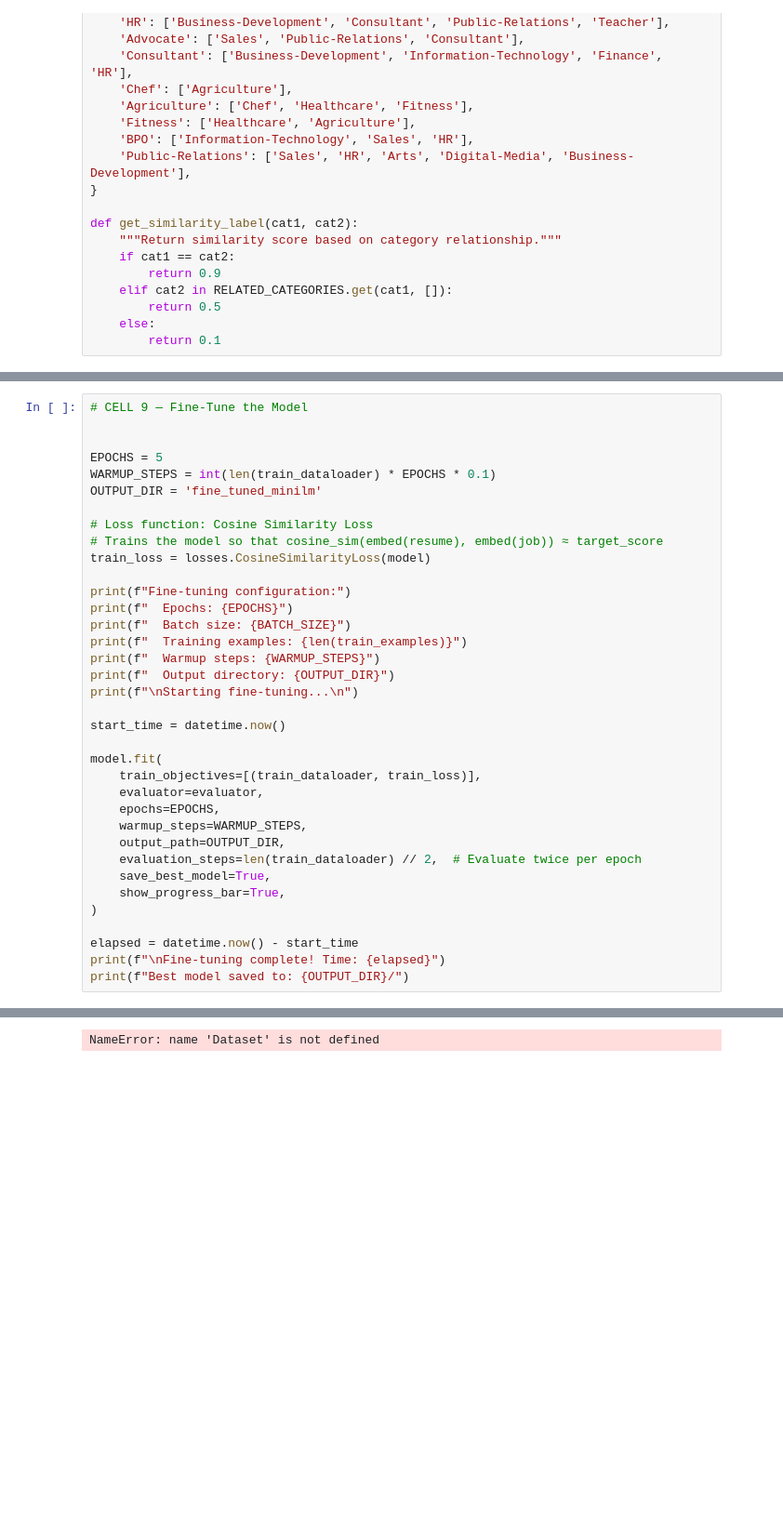
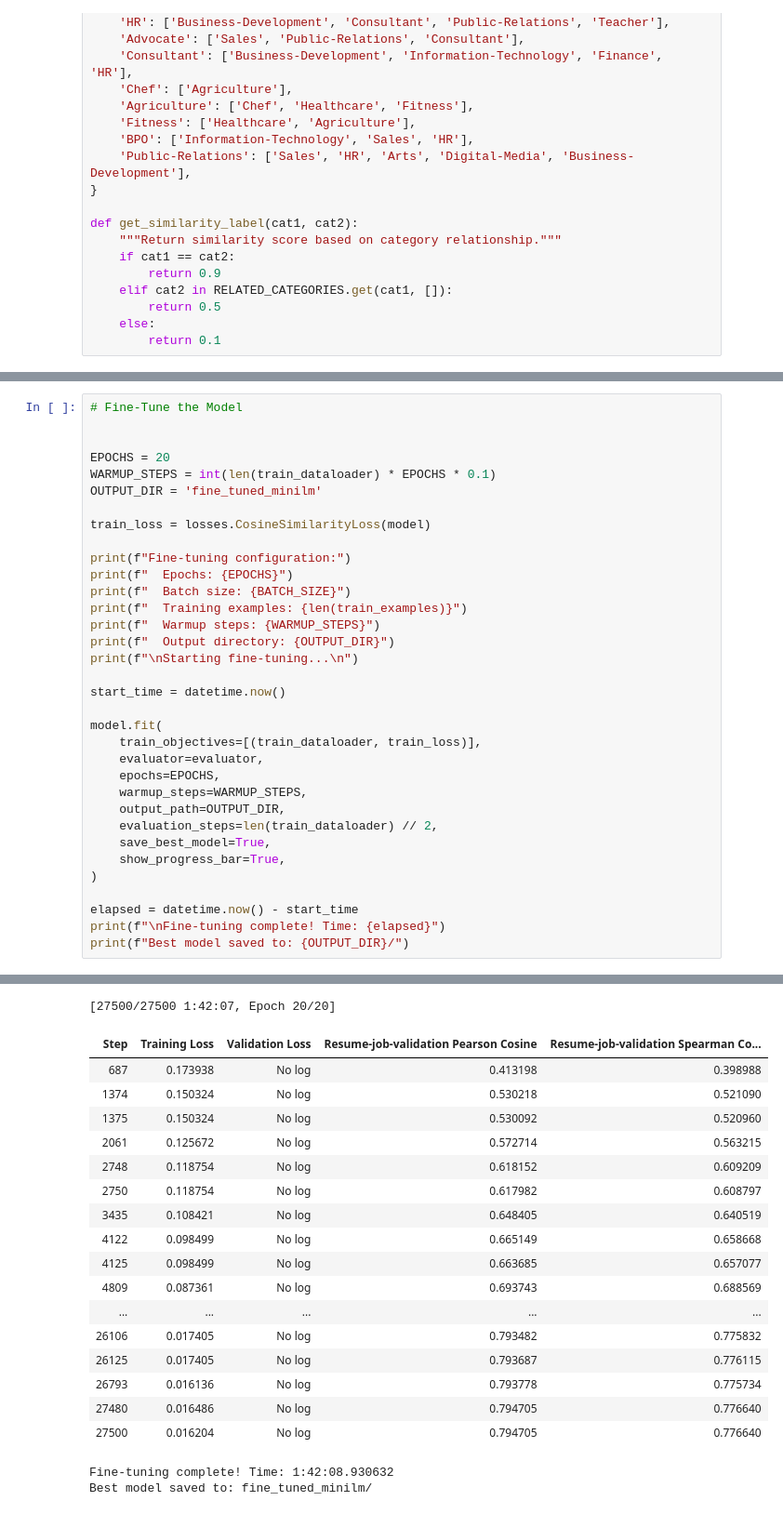
Before and after one commit to birendrakhimding/Smart-Job-Search, a Jupyter notebook: SentenceTransformer.ipynb, the cells around one changed output, grey strips where cells are left out. Shown at 93% size. Saved outputs shown, nothing was run; the diff lists cells and outputs as text; blank space fills up the shorter version.

```diff
--- a/SentenceTransformer.ipynb
+++ b/SentenceTransformer.ipynb
@@ -319,13 +324,11 @@ Pre-trained model (BEFORE fine-tuning):
 # %%
-# CELL 9 — Fine-Tune the Model
+# Fine-Tune the Model
 
 
-EPOCHS = 5
+EPOCHS = 20
 WARMUP_STEPS = int(len(train_dataloader) * EPOCHS * 0.1)
 OUTPUT_DIR = 'fine_tuned_minilm'
 
-# Loss function: Cosine Similarity Loss
-# Trains the model so that cosine_sim(embed(resume), embed(job)) ≈ target_score
 train_loss = losses.CosineSimilarityLoss(model)
 
 print(f"Fine-tuning configuration:")
@@ -344,7 +347,7 @@ model.fit(
     epochs=EPOCHS,
     warmup_steps=WARMUP_STEPS,
     output_path=OUTPUT_DIR,
-    evaluation_steps=len(train_dataloader) // 2,  # Evaluate twice per epoch
+    evaluation_steps=len(train_dataloader) // 2,
     save_best_model=True,
     show_progress_bar=True,
 )
@@ -361,4 +364,23 @@ Fine-tuning configuration:
   Output directory: fine_tuned_minilm
 
 Starting fine-tuning...
-NameError: name 'Dataset' is not defined
+[27500/27500 1:42:07, Epoch 20/20]
+| Step | Training Loss | Validation Loss | Resume-job-validation Pearson Cosine | Resume-job-validation Spearman Co... |
+| 687 | 0.173938 | No log | 0.413198 | 0.398988 |
+| 1374 | 0.150324 | No log | 0.530218 | 0.521090 |
+| 1375 | 0.150324 | No log | 0.530092 | 0.520960 |
+| 2061 | 0.125672 | No log | 0.572714 | 0.563215 |
+| 2748 | 0.118754 | No log | 0.618152 | 0.609209 |
+| 2750 | 0.118754 | No log | 0.617982 | 0.608797 |
+| 3435 | 0.108421 | No log | 0.648405 | 0.640519 |
+| 4122 | 0.098499 | No log | 0.665149 | 0.658668 |
+| 4125 | 0.098499 | No log | 0.663685 | 0.657077 |
+| 4809 | 0.087361 | No log | 0.693743 | 0.688569 |
+| ... | ... | ... | ... | ... |
+| 26106 | 0.017405 | No log | 0.793482 | 0.775832 |
+| 26125 | 0.017405 | No log | 0.793687 | 0.776115 |
+| 26793 | 0.016136 | No log | 0.793778 | 0.775734 |
+| 27480 | 0.016486 | No log | 0.794705 | 0.776640 |
+| 27500 | 0.016204 | No log | 0.794705 | 0.776640 |
+Fine-tuning complete! Time: 1:42:08.930632
+Best model saved to: fine_tuned_minilm/
```
Also changed, not shown: parts of 12 cells of this notebook.
